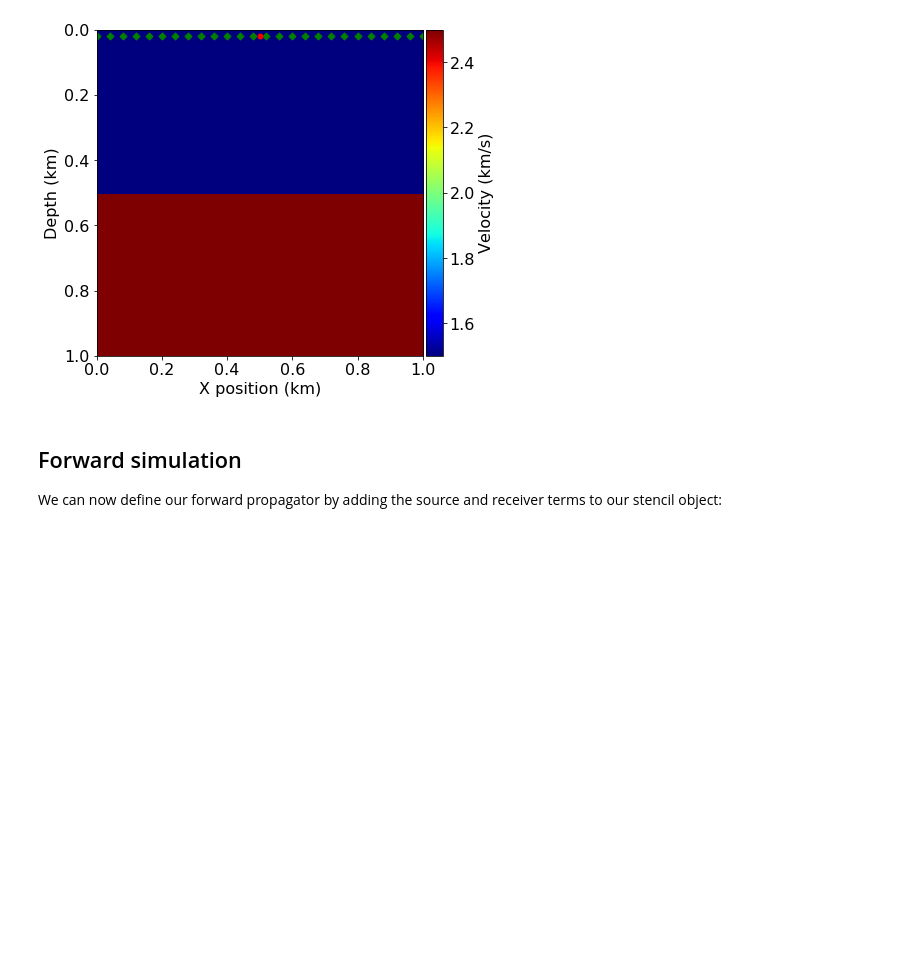
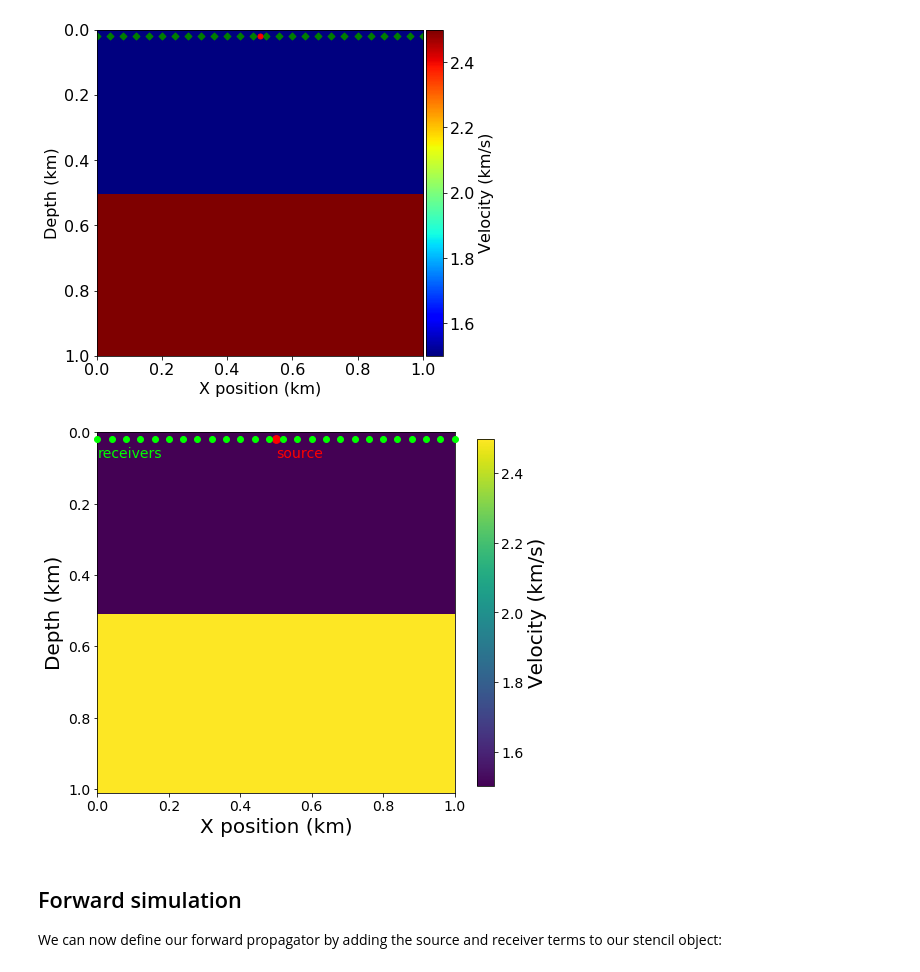
Before and after one commit to seg/tutorials-2017, a Jupyter notebook: 1712_FWI_forward_modeling/notebooks/Notebook.ipynb, the cells around one changed output. Saved outputs shown, nothing was run; the diff lists cells and outputs as text; code cells hidden in the pictures; blank space fills up the shorter version.

```diff
--- a/1712_FWI_forward_modeling/notebooks/Notebook.ipynb
+++ b/1712_FWI_forward_modeling/notebooks/Notebook.ipynb
@@ -67,8 +71,8 @@ Image("../Figures/setup.png")
 # NOT FOR MANUSCRIPT
 from examples.seismic import Model, plot_velocity
 
-# Define a velocity profile. The velocity is in km/s
-v = np.empty(shape, dtype=np.float32)
+# Define a velocity model. The velocity is in km/s
+v = np.empty((101, 101), dtype=np.float32)
 v[:, :51] = 1.5
 v[:, 51:] = 2.5
 # %%
@@ -212,6 +216,39 @@ rec_term = rec.interpolate(u, offset=model.nbpml)
 plot_velocity(model, source=src.coordinates.data, receiver=rec.coordinates.data[::4, :])
 # %% [output]
 [figure]
+# %%
+# NOT FOR MANUSCRIPT
+# PLOTS HALF OF FIGURE 1.
+import matplotlib.patches as patches
+
+fig = plt.figure(figsize=(8,8))
+
+extent = [model.origin[0], model.origin[0] + 1e-3 * model.shape[0] * model.spacing[0],
+          model.origin[1] + 1e-3*model.shape[1] * model.spacing[1], model.origin[1]]
+
+model_param = dict(vmin=1.5, vmax=2.5, cmap="viridis", aspect=1, extent=extent)
+
+ax0 = fig.add_subplot(111)
+im = plt.imshow(np.transpose(v), **model_param)
+cb = plt.colorbar(shrink=0.8)
+ax0.set_ylabel('Depth (km)',fontsize=20)
+ax0.set_xlabel('X position (km)', fontsize=20)
+cb.set_label('Velocity (km/s)', fontsize=20)
+plt.xticks(fontsize=14)
+plt.yticks(fontsize=14)
+cb.ax.tick_params(labelsize=14)
+
+plt.scatter(*(rec.coordinates.data[::4, :].T/1000), c='lime', clip_on=False, zorder=100)
+plt.text(*rec.coordinates.data[0].T/1000 + [0, 0.05], "receivers", color='lime', size=14)
+plt.scatter(*(src.coordinates.data.squeeze()/1000), c='red', s=60)
+plt.text(*src.coordinates.data[0]/1000 + [0, 0.05], "source", color='red', size=14)
+plt.xlim((0, 1))
+
+plt.savefig("../Figures/model.pdf")
+plt.savefig("../Figures/model.png")
+plt.show()
+# %% [output]
+[figure, added]
 # %% [markdown]
 ## Forward simulation
 
```
Also changed, not shown: parts of 20 cells of this notebook, 6 other files.
